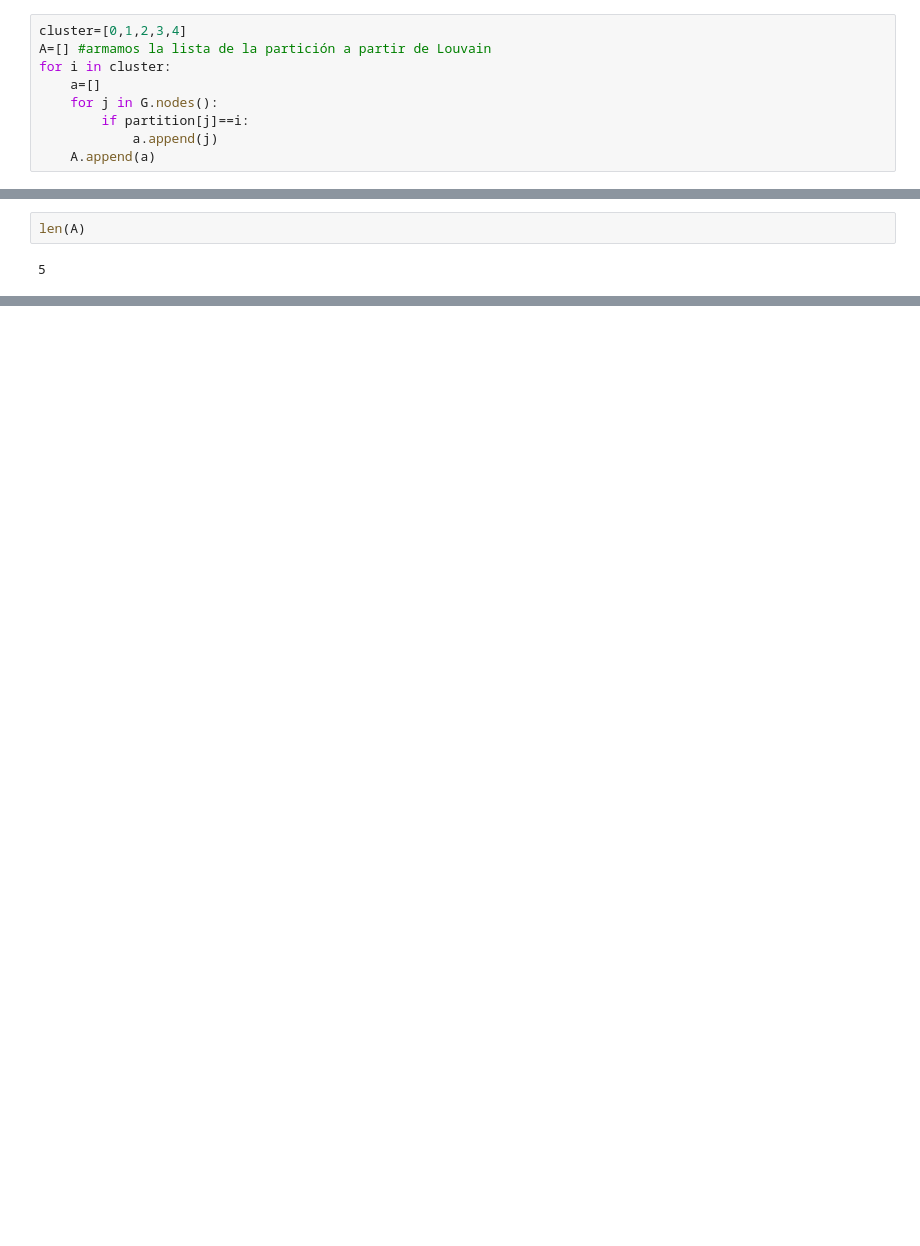
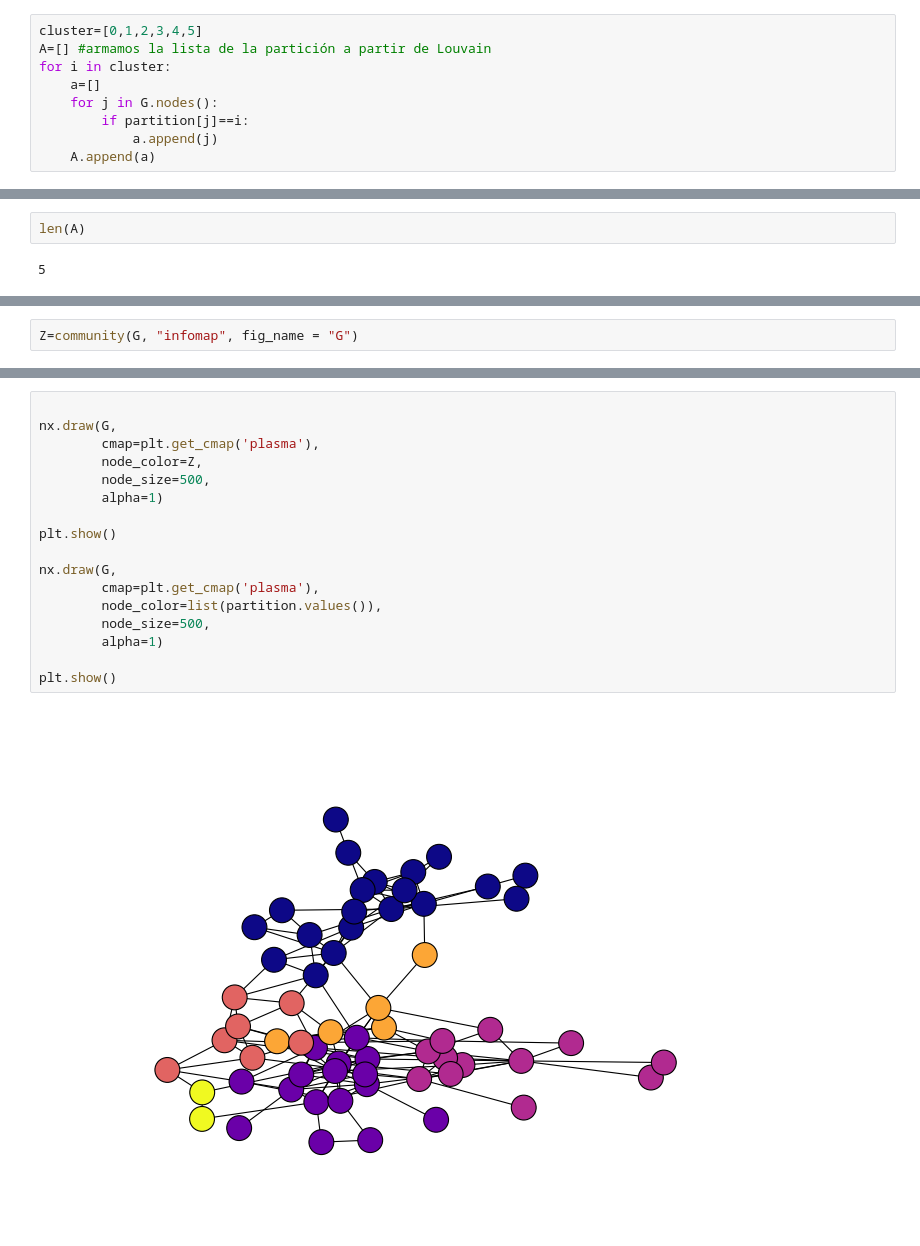
Before and after one commit to vms10/TPC3, a Jupyter notebook: tp3.ipynb, the cells around one changed output, grey strips where cells are left out. Cells and saved outputs as stored; diff of their text form; blank space fills up the shorter version.

```diff
--- a/tp3.ipynb
+++ b/tp3.ipynb
@@ -331,5 +340,5 @@ partition["Five"]
 # %%
-cluster=[0,1,2,3,4]
+cluster=[0,1,2,3,4,5]
 A=[] #armamos la lista de la partición a partir de Louvain
 for i in cluster:
     a=[]
@@ -395,0 +532,2 @@ Silhouette2(A,G)
+# %%
+Z=community(G, "infomap", fig_name = "G")
@@ -395,0 +583,19 @@ Silhouette2(A,G)
+# %%
+
+nx.draw(G,
+        cmap=plt.get_cmap('plasma'),
+        node_color=Z,
+        node_size=500,
+        alpha=1)
+
+plt.show()
+
+nx.draw(G,
+        cmap=plt.get_cmap('plasma'),
+        node_color=list(partition.values()),
+        node_size=500,
+        alpha=1)
+
+plt.show()
+# %% [output]
+[figure, added]
```
Also changed, not shown: parts of 25 cells of this notebook.
